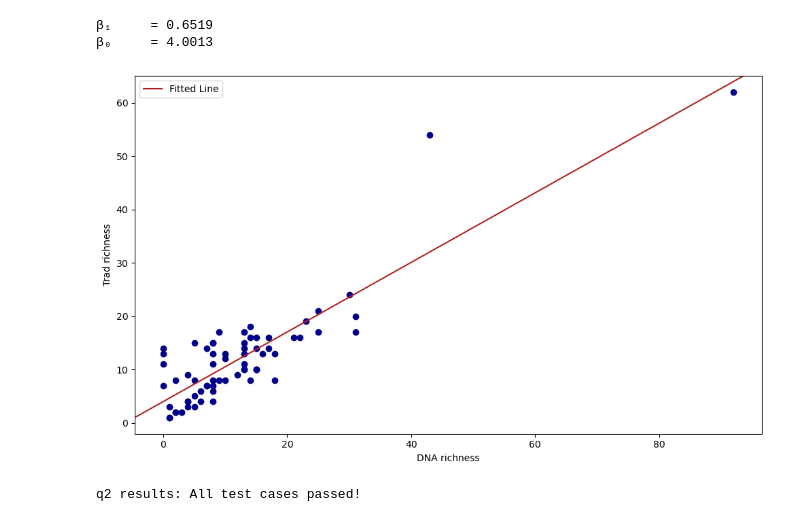
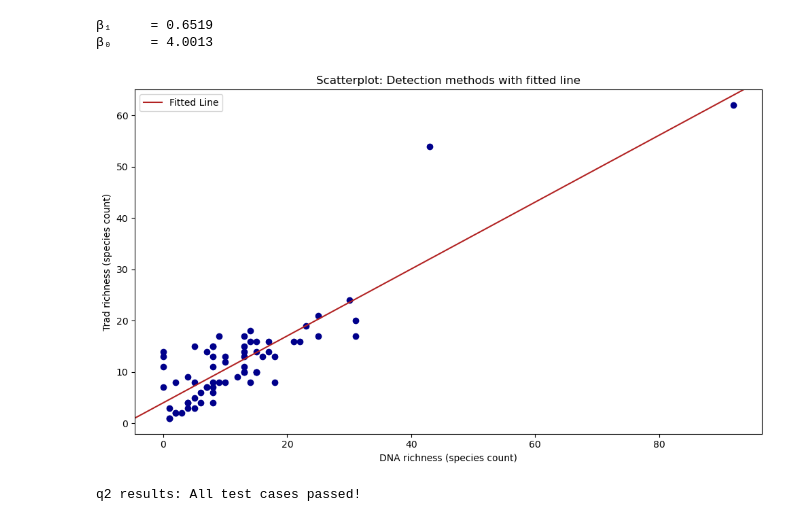
Before and after one commit to zachyyy700/eds232-hw1, a Jupyter notebook: task2/hw1-task2.ipynb, the cells around one changed output. Drawn from its saved outputs; the diff is of its cells as text; code cells hidden in the pictures.

Commit message:
Update task2 plots

```diff
--- a/task2/hw1-task2.ipynb
+++ b/task2/hw1-task2.ipynb
@@ -104,15 +106,16 @@ print(f"\u03b2\u2080     = {beta_0:.4f}")
 # %%
 fig, ax = plt.subplots(figsize=(10,6))
 plt.scatter(x=df['dna_richness'], y=df['trad_richness'], c='darkblue')
 # line
 ax.axline(xy1=(0, beta_0), slope=beta_1, c='firebrick', label='Fitted Line')
 
-ax.set_xlabel('DNA richness')
-ax.set_ylabel('Trad richness')
+ax.set_xlabel('DNA richness (species count)')
+ax.set_ylabel('Trad richness (species count)')
+ax.set_title('Scatterplot: Detection methods with fitted line')
 ax.legend()
 plt.tight_layout()
 # %% [output]
-[figure, old version]
+[figure, new version]
 # %%
 grader.check("q2")
 # %% [output]
```
Also changed, not shown: parts of 1 cell of this notebook.
